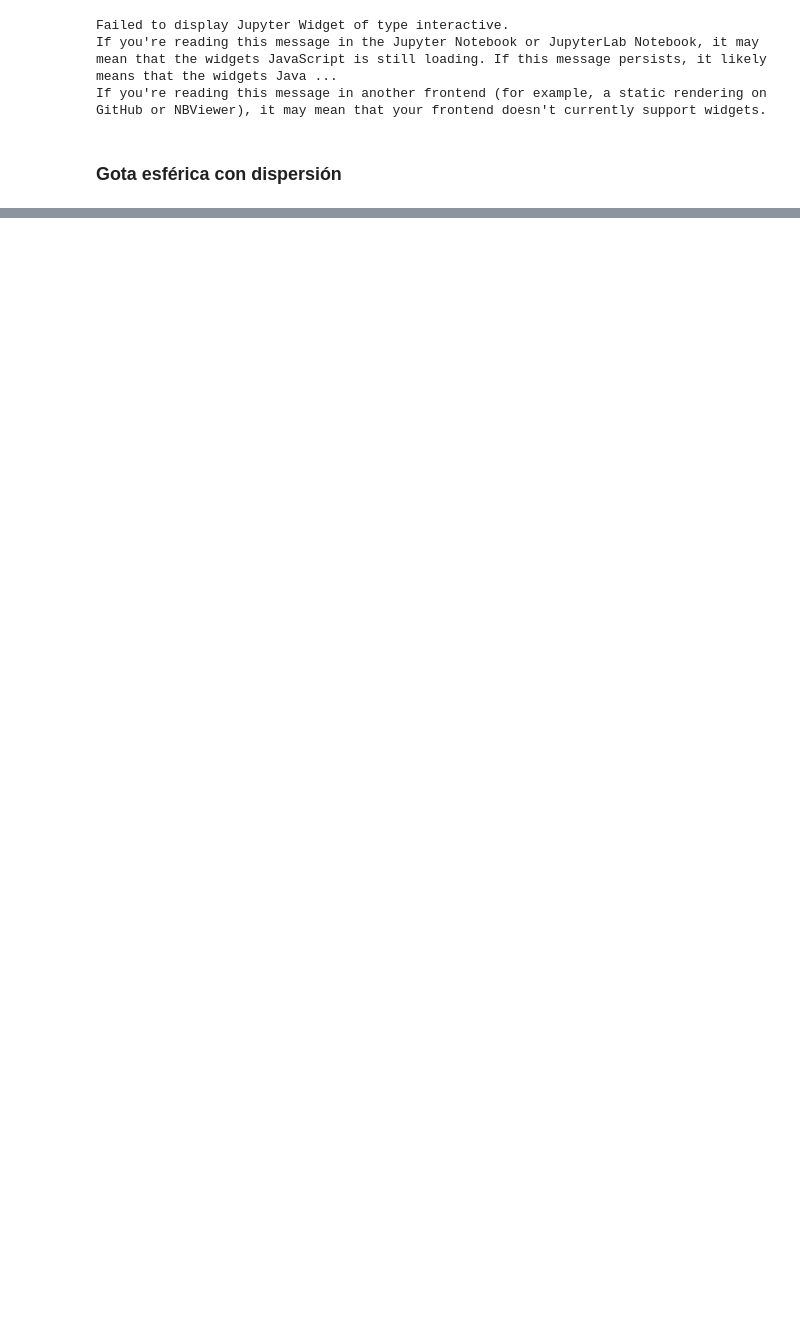
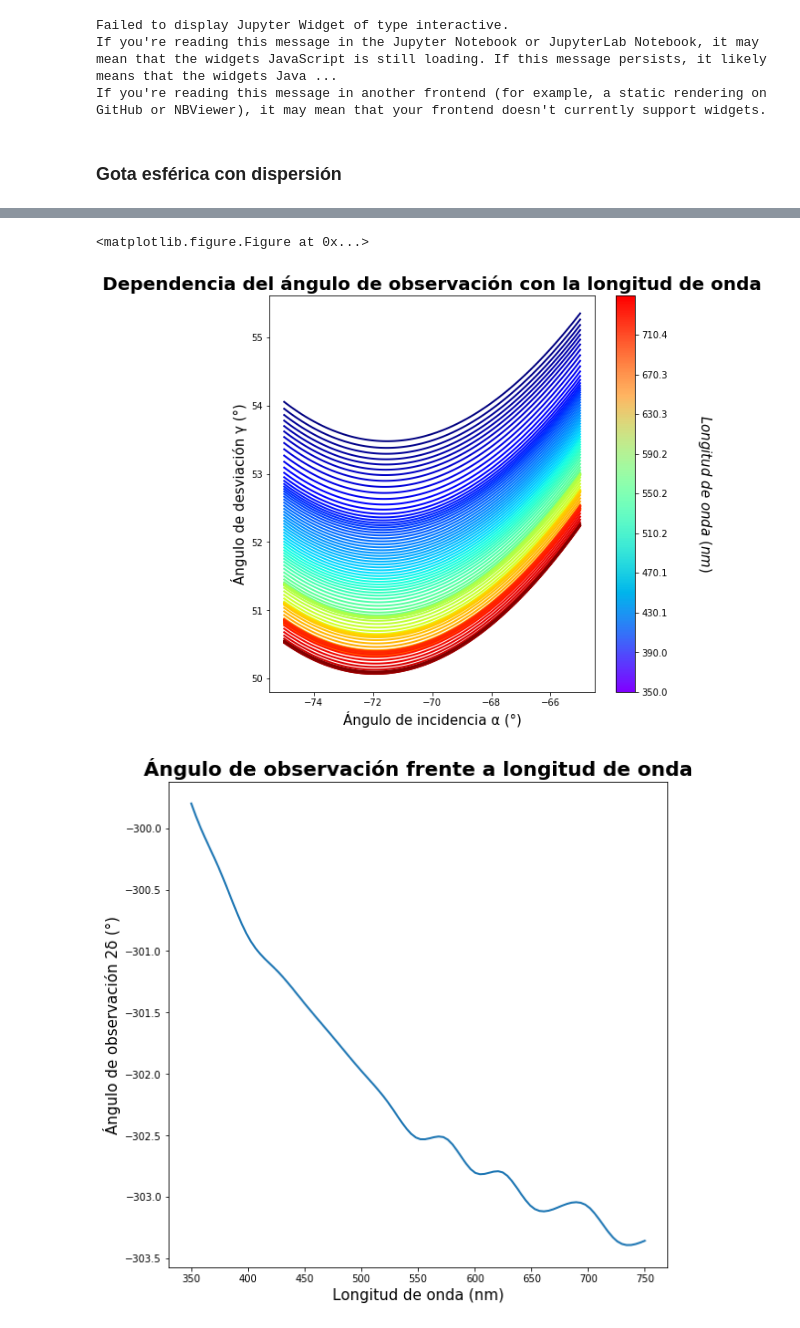
Before and after one commit to rmhsik/Arcoiris, a Jupyter notebook: Trabajo Optica.ipynb, the cells around one changed output, grey strips where cells are left out. Drawn from its saved outputs; the diff is of its cells as text; code cells hidden in the pictures; blank space fills up the shorter version.

```diff
--- a/Trabajo Optica.ipynb
+++ b/Trabajo Optica.ipynb
@@ -161,0 +384,52 @@ KeyError: 1.396
+# %%
+def plot4_func():
+    wl_range=numpy.linspace(350,750,100)
+
+
+    interpolated_n = interpolate.splev(wl_range,tck1,der=0)
+    alpha_range = numpy.linspace(-65,-75,100)
+
+    #print(min_alpha.x)
+    fig = plt.figure(figsize=(20,16));
+    colormap = plt.cm.rainbow;
+    plt.gca().set_prop_cycle(plt.cycler('color', plt.cm.jet(numpy.linspace(0, 1, 100))));
+
+    levels = numpy.linspace(350,750,1000,endpoint=True)
+    Z = [[0,0],[0,0]]
+    CS3=plt.contourf(Z,levels,cmap=colormap);
+    plt.clf();
+
+    fig = plt.figure(figsize=(8,8));
+    colormap = plt.cm.rainbow
+    plt.gca().set_prop_cycle(plt.cycler('color', plt.cm.jet(numpy.linspace(0, 1, 100))))
+
+    for i in range(100):
+        pos = plt.plot(alpha_range,-180+deviation_second(interpolated_n[i],alpha_range),linewidth=2);
+        #labels.append(r'$n = %f$' % interpolated_n[i])
+    #plt.plot(alpha_range,deviation_alpha(interpolated_n,alpha_range))
+    #plt.pcolor(X,Y,Z)
+    #f = plt.colorbar.ColorbarBase()
+    plt.xlabel("Ángulo de incidencia α (°)",fontsize = 15)
+    plt.ylabel("Ángulo de desviación γ (°)",fontsize = 15)
+    #plt.figtext(0.5, 0.001, "Medio: Agua. Índice de refracción: "+str(interpolated_n), horizontalalignment='center')
+    plt.title("Dependencia del ángulo de observación con la longitud de onda",fontsize=20,fontweight='bold')
+    #plt.legend(labels,loc='best')
+    cbar = plt.colorbar(CS3);
+    cbar.set_label("$Longitud \ de \ onda \ (nm)$",fontsize = 15,labelpad=50,rotation=270)
+    plt.show();
+    plt.close();
+
+    fig = plt.figure(figsize=(9,9))
+    plt.plot(wl_range,180-deviation_second(interpolated_n,minimal_deviation2(wl_range)),linewidth=2)
+    plt.xlabel("Longitud de onda (nm)",fontsize = 15)
+    plt.ylabel("Ángulo de observación 2δ (°)",fontsize = 15)
+    #plt.figtext(0.5, 0.001, "Medio: Agua. Índice de refracción: "+str(interpolated_n), horizontalalignment='center')
+    plt.title("Ángulo de observación frente a longitud de onda",fontsize=20,fontweight='bold')
+    plt.show();
+    plt.close();
+
+plot4_func();
+# %% [output]
+<matplotlib.figure.Figure at 0x...>
+[figure, added]
+[figure, added]
```
Also changed, not shown: parts of 21 cells of this notebook, 2 other files.
